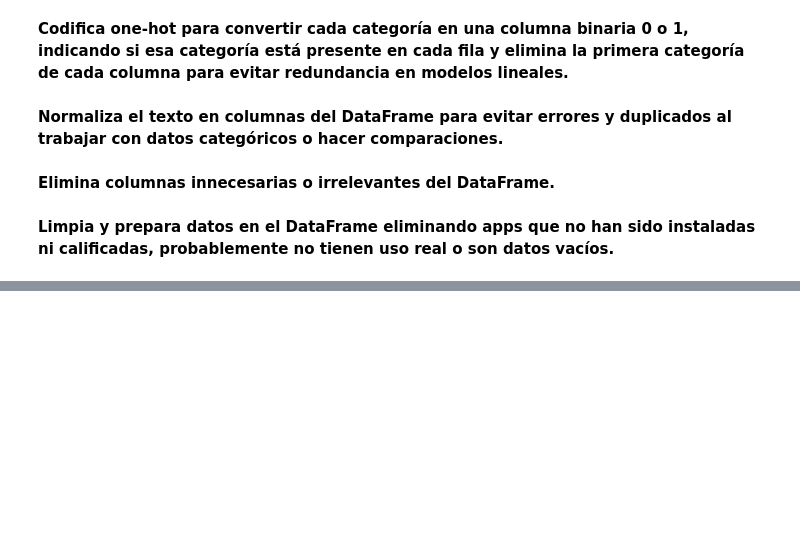
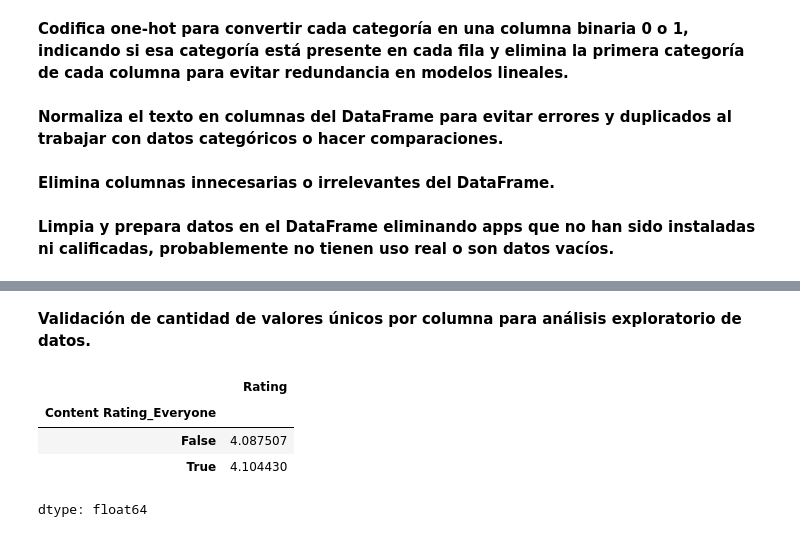
Before and after one commit to dquinonez25/TratamientoDeDatos_Tarea_Clase3, a Jupyter notebook: TratamientoDeDatos_TareaClase3.ipynb, the cells around one changed output, grey strips where cells are left out. Drawn from its saved outputs; the diff is of its cells as text; code cells hidden in the pictures; blank space fills up the shorter version.

```diff
--- a/TratamientoDeDatos_TareaClase3.ipynb
+++ b/TratamientoDeDatos_TareaClase3.ipynb
@@ -187,0 +217,10 @@ df.loc[df['Free'] == True, 'Price'] = 0
+# %% [markdown]
+**Validación de cantidad de valores únicos por columna para análisis exploratorio de datos.**
+# %%
+df.groupby('Content Rating_Everyone')['Rating'].mean()
+# %% [output]
+|  | Rating |
+| Content Rating_Everyone |  |
+| False | 4.087507 |
+| True | 4.104430 |
+dtype: float64
```
Also changed, not shown: parts of 11 cells of this notebook.
